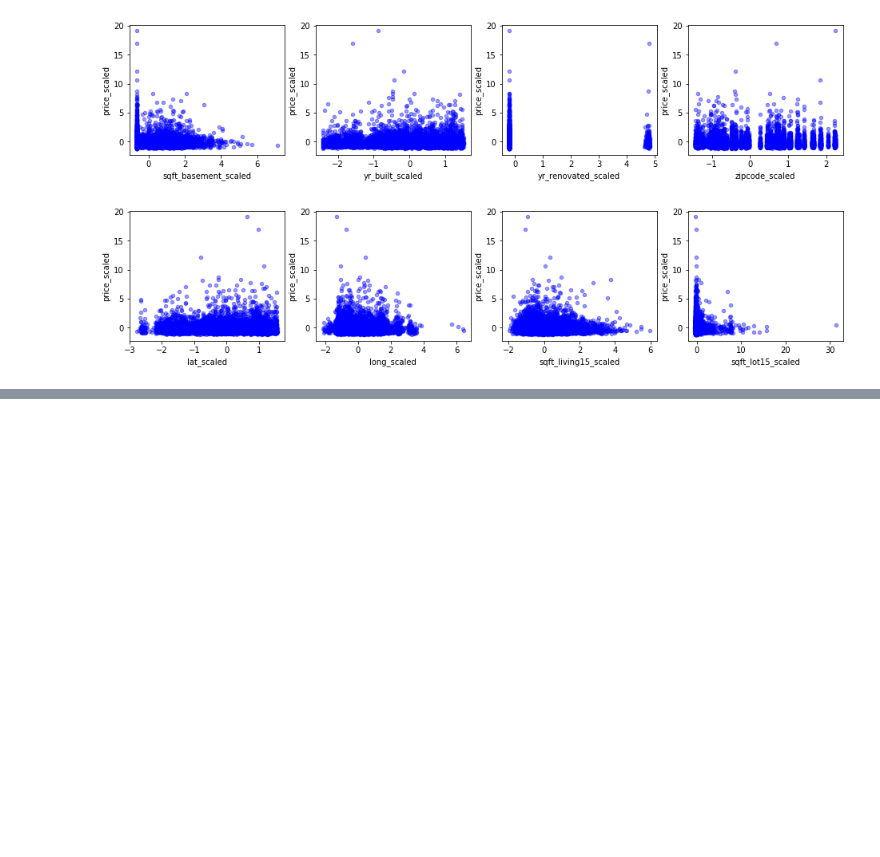
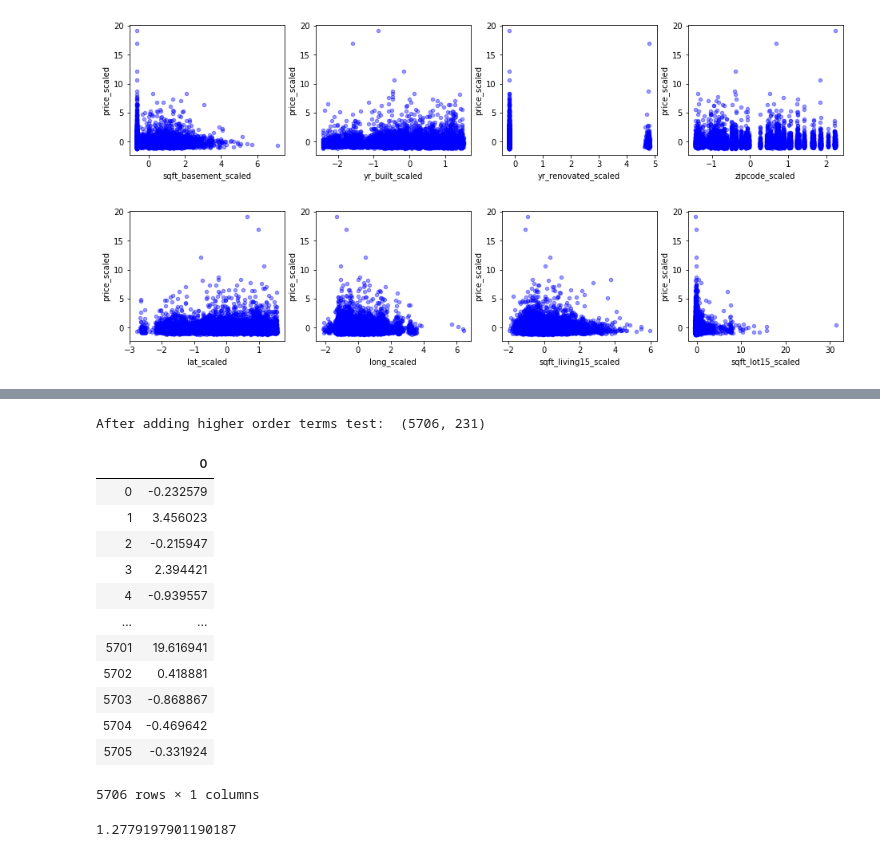
Before and after one commit to OsterMendel/nyc-mhtn-ds-021720, a Jupyter notebook: week_5/regression_lab/Bake-Off.ipynb, the cells around one changed output, grey strips where cells are left out. Drawn from its saved outputs; the diff is of its cells as text; code cells hidden in the pictures; blank space fills up the shorter version.

```diff
--- a/week_5/regression_lab/Bake-Off.ipynb
+++ b/week_5/regression_lab/Bake-Off.ipynb
@@ -288,0 +455,10 @@ for xcol, ax in zip(list(scaled_features)[16:20], axes):
+# %%
+x_test['date'] = x_test['date'].map(lambda x: (int(x.split('T')[0][:4])*365)+(int(x.split('T')[0][4:6])*30)+(int(x.split('T')[0][6:8])))
+# %%
+subset_scaled_test = []
+for var in features:
+    new_col = var +"_scaled"
+    x_test[new_col] = scaler.fit_transform(x_test[[var]])
+    subset_scaled_test.append(new_col)
+scaled_control = pd.DataFrame(scaler.fit_transform(y_test),columns=['price_scaled'])
+subset_scaled_test
@@ -288,0 +486,45 @@ for xcol, ax in zip(list(scaled_features)[16:20], axes):
+# %%
+x_test_scaled = x_test[['id_scaled',
+ 'date_scaled',
+ 'bedrooms_scaled',
+ 'bathrooms_scaled',
+ 'sqft_living_scaled',
+ 'sqft_lot_scaled',
+ 'floors_scaled',
+ 'waterfront_scaled',
+ 'view_scaled',
+ 'condition_scaled',
+ 'grade_scaled',
+ 'sqft_above_scaled',
+ 'sqft_basement_scaled',
+ 'yr_built_scaled',
+ 'yr_renovated_scaled',
+ 'zipcode_scaled',
+ 'lat_scaled',
+ 'long_scaled',
+ 'sqft_living15_scaled',
+ 'sqft_lot15_scaled']]
+# %%
+poly_test = PolynomialFeatures(degree=2,interaction_only= False )
+Xp_test = poly_test.fit_transform(x_test_scaled)
+
+print('After adding higher order terms test: ', Xp_test.shape)
+# %% [output]
+After adding higher order terms test:  (5706, 231)
+# %%
+test_predictions = pd.DataFrame(trained_ridge.predict(Xp_test))
+test_predictions
+# %% [output]
+|  | 0 |
+| 0 | -0.232579 |
+| 1 | 3.456023 |
+| 2 | -0.215947 |
+| 3 | 2.394421 |
+| 4 | -0.939557 |
+| ... | ... |
+| 5701 | 19.616941 |
+| 5702 | 0.418881 |
+| 5703 | -0.868867 |
+| 5704 | -0.469642 |
+| 5705 | -0.331924 |
+5706 rows × 1 columns
@@ -288,0 +537,4 @@ for xcol, ax in zip(list(scaled_features)[16:20], axes):
+# %%
+rms
+# %% [output]
+1.2779197901190187
```
Also changed, not shown: parts of 11 cells of this notebook.
